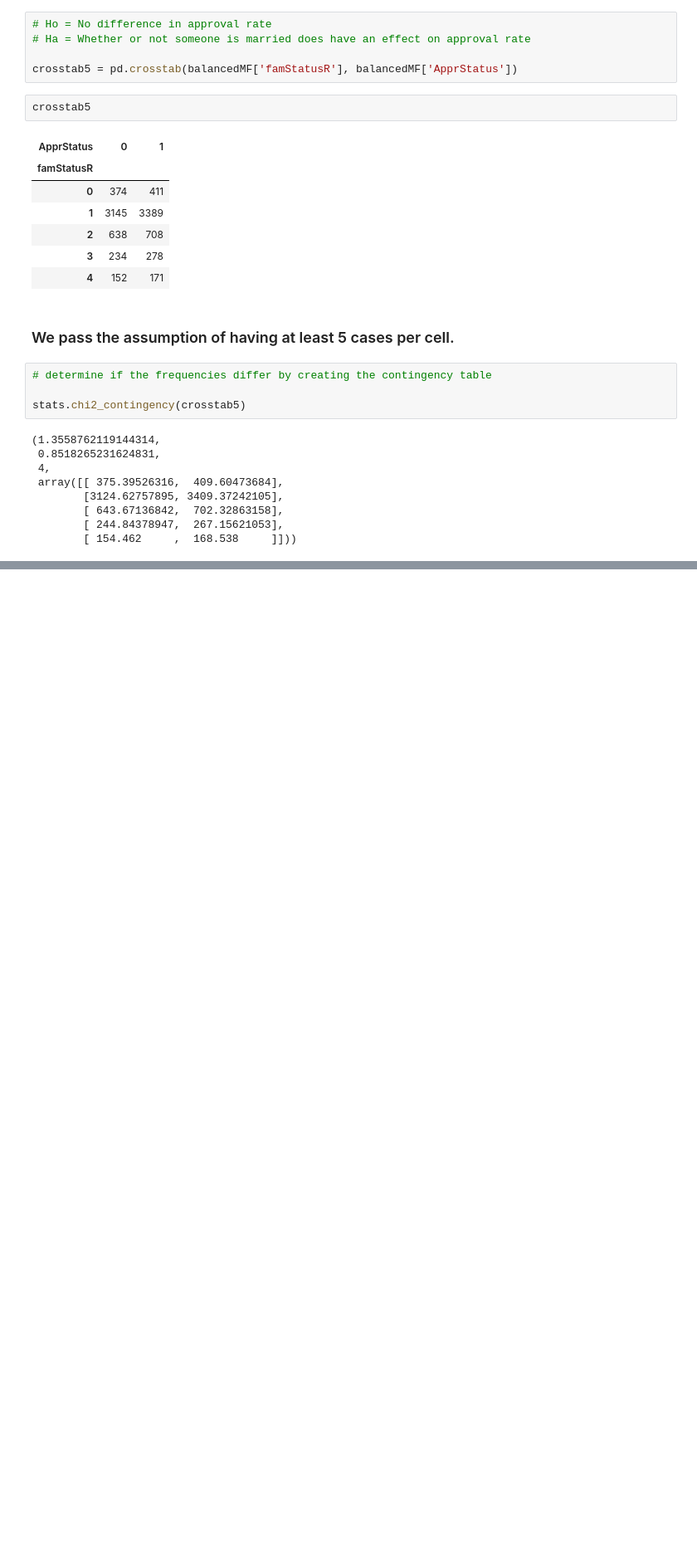
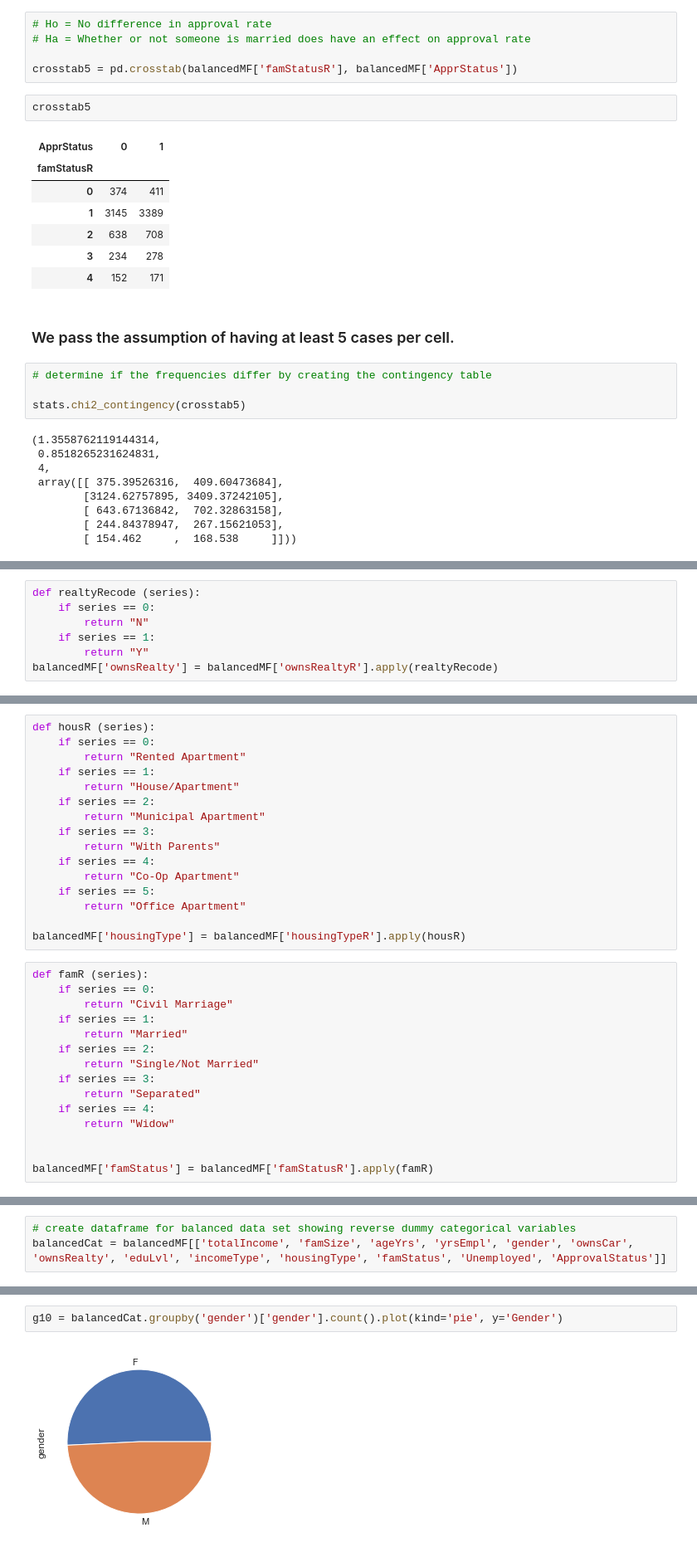
Before and after one commit to dezgarci/Final-Project, a Jupyter notebook: Notebooks/ExplorationBalancedData.ipynb, the cells around one changed output, grey strips where cells are left out. Shown at 83% size. Drawn from its saved outputs; the diff is of its cells as text; blank space fills up the shorter version.

```diff
--- a/Notebooks/ExplorationBalancedData.ipynb
+++ b/Notebooks/ExplorationBalancedData.ipynb
@@ -315,0 +358,7 @@ stats.chi2_contingency(crosstab5)
+# %%
+def realtyRecode (series):
+    if series == 0:
+        return "N"
+    if series == 1:
+        return "Y"
+balancedMF['ownsRealty'] = balancedMF['ownsRealtyR'].apply(realtyRecode)
@@ -315,0 +393,31 @@ stats.chi2_contingency(crosstab5)
+# %%
+def housR (series):
+    if series == 0:
+        return "Rented Apartment"
+    if series == 1:
+        return "House/Apartment"
+    if series == 2:
+        return "Municipal Apartment"
+    if series == 3:
+        return "With Parents"
+    if series == 4:
+        return "Co-Op Apartment"
+    if series == 5:
+        return "Office Apartment"
+
+balancedMF['housingType'] = balancedMF['housingTypeR'].apply(housR)
+# %%
+def famR (series):
+    if series == 0:
+        return "Civil Marriage"
+    if series == 1:
+        return "Married"
+    if series == 2:
+        return "Single/Not Married"
+    if series == 3:
+        return "Separated"
+    if series == 4:
+        return "Widow"
+
+
+balancedMF['famStatus'] = balancedMF['famStatusR'].apply(famR)
@@ -315,0 +434,3 @@ stats.chi2_contingency(crosstab5)
+# %%
+# create dataframe for balanced data set showing reverse dummy categorical variables
+balancedCat = balancedMF[['totalIncome', 'famSize', 'ageYrs', 'yrsEmpl', 'gender', 'ownsCar', 'ownsRealty', 'eduLvl', 'incomeType', 'housingType', 'famStatus', 'Unemployed', 'ApprovalStatus']]
@@ -315,0 +446,4 @@ stats.chi2_contingency(crosstab5)
+# %%
+g10 = balancedCat.groupby('gender')['gender'].count().plot(kind='pie', y='Gender')
+# %% [output]
+[figure, added]
```
Also changed, not shown: parts of 19 cells of this notebook, 4 other files.
